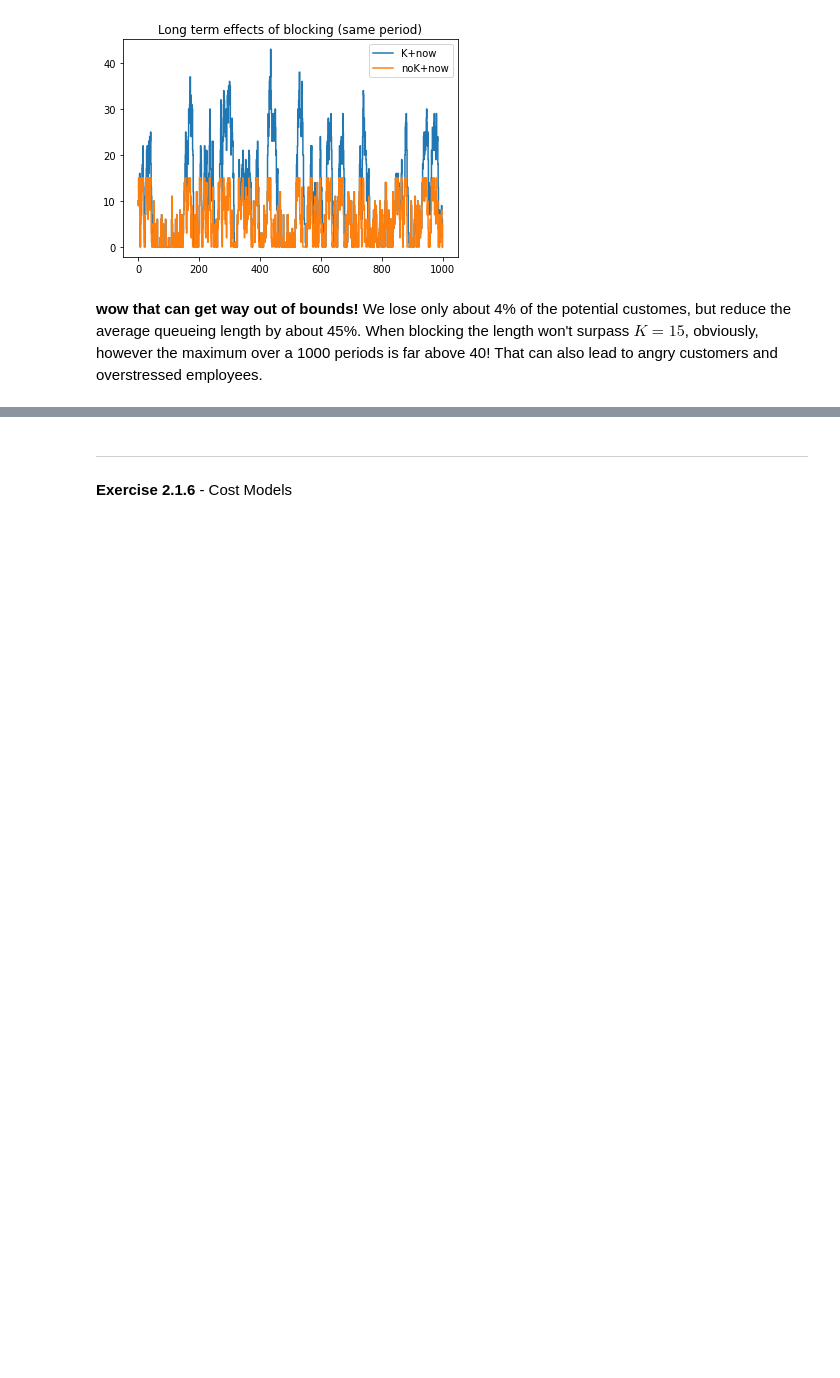
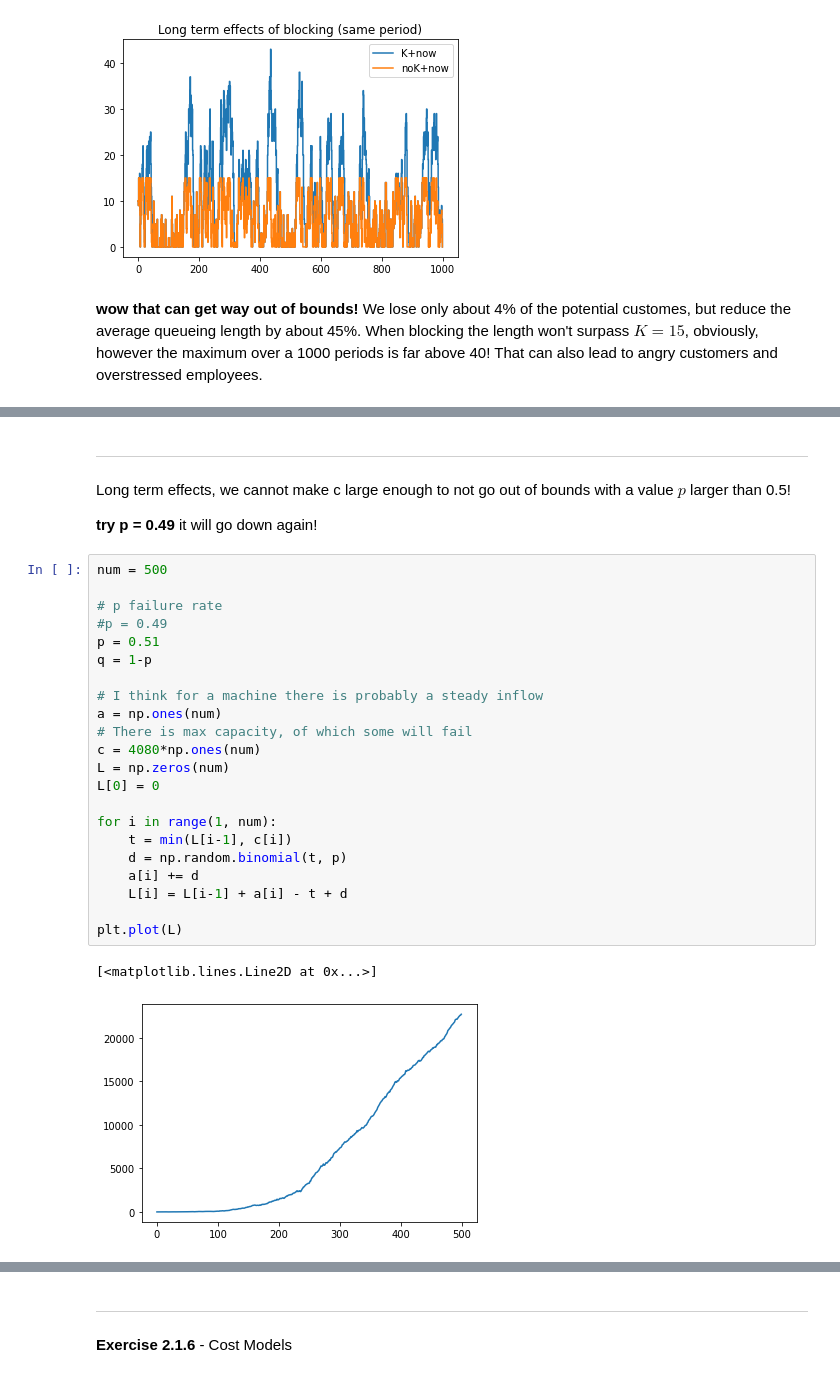
Before and after one commit to jakespice/Queueing_Notebook, a Jupyter notebook: queueing_notebook_shared.ipynb, the cells around one changed output, grey strips where cells are left out. Saved outputs shown, nothing was run; the diff lists cells and outputs as text; blank space fills up the shorter version.

```diff
--- a/queueing_notebook_shared.ipynb
+++ b/queueing_notebook_shared.ipynb
@@ -338,0 +369,30 @@ We lose only about 4% of the potential customes, but reduce the average queueing
+# %% [markdown]
+***
+Long term effects, we cannot make c large enough to not go out of bounds with a value $p$ larger than 0.5!
+
+**try p = 0.49** it will go down again!
+# %%
+num = 500
+
+# p failure rate
+#p = 0.49
+p = 0.51
+q = 1-p
+
+# I think for a machine there is probably a steady inflow
+a = np.ones(num)
+# There is max capacity, of which some will fail
+c = 4080*np.ones(num)
+L = np.zeros(num)
+L[0] = 0
+
+for i in range(1, num):
+    t = min(L[i-1], c[i])
+    d = np.random.binomial(t, p)
+    a[i] += d
+    L[i] = L[i-1] + a[i] - t + d
+
+plt.plot(L)
+# %% [output]
+[<matplotlib.lines.Line2D at 0x...>]
+[figure, added]
```
Also changed, not shown: parts of 8 cells of this notebook.
